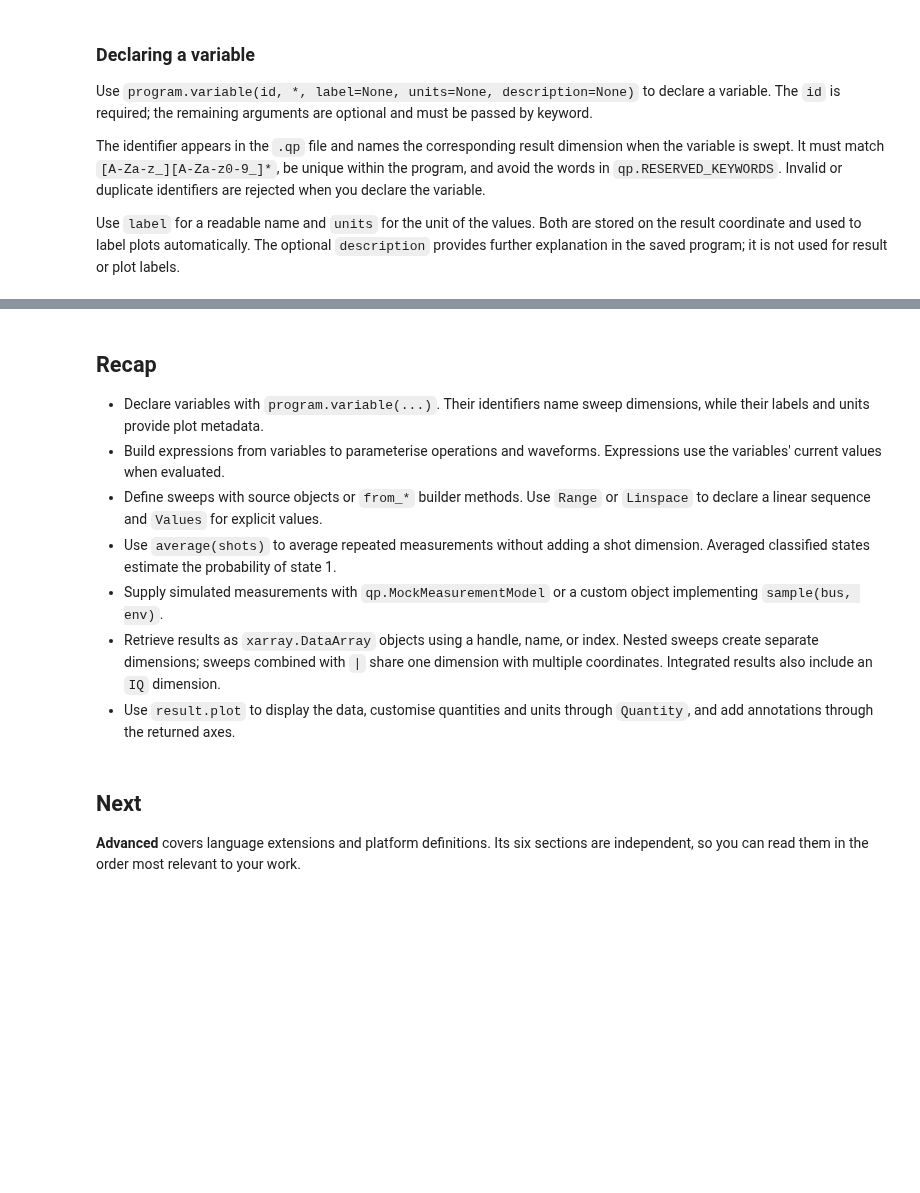
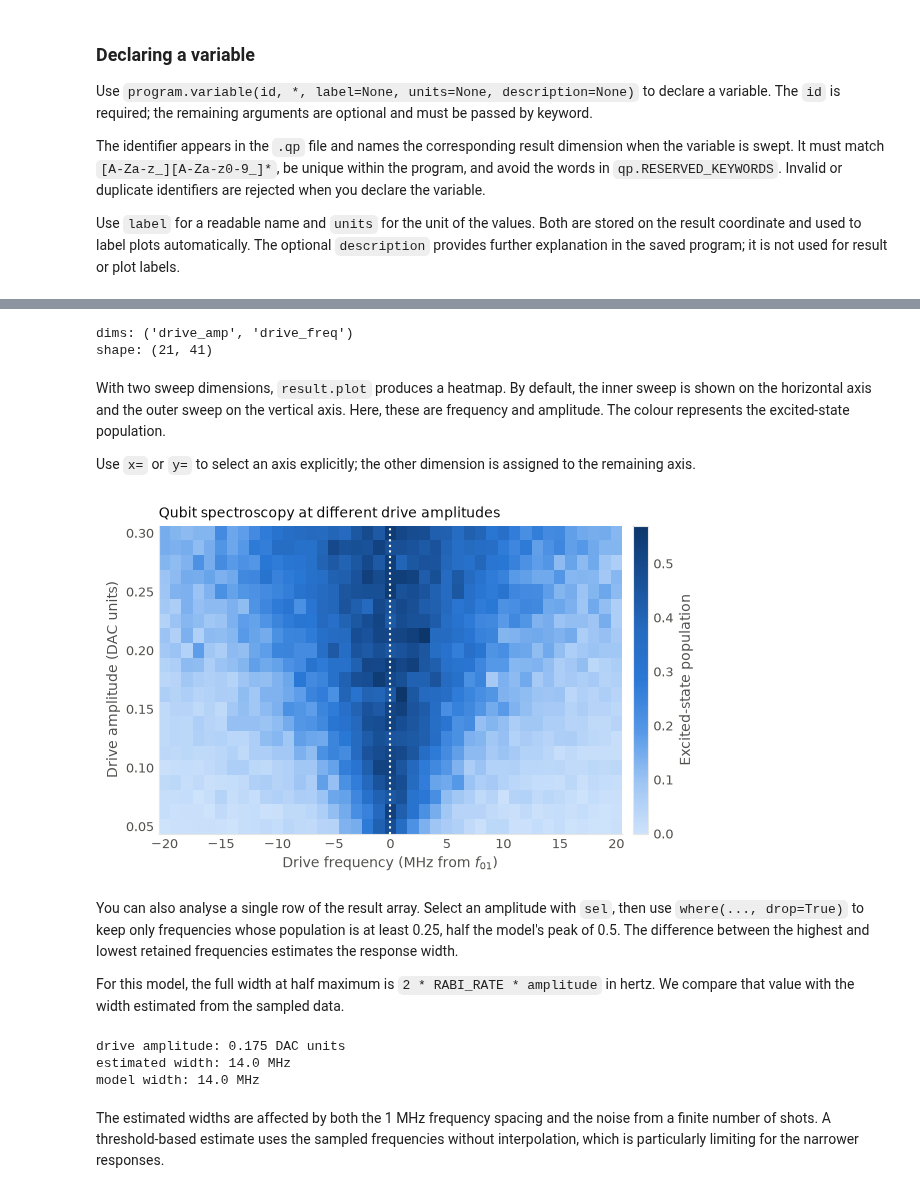
Before and after one commit to qilimanjaro-tech/ieee-qce26-qprogram-tutorial, a Jupyter notebook: notebooks/02_basics.ipynb, the cells around one changed output, grey strips where cells are left out. Saved outputs shown, nothing was run; the diff lists cells and outputs as text; code cells hidden in the pictures; blank space fills up the shorter version.

```diff
--- a/notebooks/02_basics.ipynb
+++ b/notebooks/02_basics.ipynb
@@ -772,7 +781,9 @@ The estimate in step 6 uses the rising part of the sine-squared curve. At popula
 # %%
-A_PI = 0.62  # DAC units; true pi-pulse amplitude assumed by the mock model.
+map_result = qp.simulate(two_tone, model=qp.MockMeasurementModel(p_excited=p_saturated, seed=11))
+population = map_result.get(m_two_tone, field=MeasurementField.STATE)
 
-
-def p_rabi(bus, env):
-    """Return a sine-squared population response with its first maximum at A_PI."""
-    return np.sin(np.pi * env["amp"] / (2 * A_PI)) ** 2
+print("dims:", population.dims)  # drive_amp first, then drive_freq.
+print("shape:", population.shape)  # 21 amplitudes × 41 frequencies; shots are averaged.
+# %% [output]
+dims: ('drive_amp', 'drive_freq')
+shape: (21, 41)
@@ -794,14 +790,46 @@ def p_rabi(bus, env):
-# %% [markdown]
-## Recap
-
-- Declare variables with `program.variable(...)`. Their identifiers name sweep dimensions, while their labels and units provide plot metadata.
-- Build expressions from variables to parameterise operations and waveforms. Expressions use the variables' current values when evaluated.
-- Define sweeps with source objects or `from_*` builder methods. Use `Range` or `Linspace` to declare a linear sequence and `Values` for explicit values.
-- Use `average(shots)` to average repeated measurements without adding a shot dimension. Averaged classified states estimate the probability of state 1.
-- Supply simulated measurements with `qp.MockMeasurementModel` or a custom object implementing `sample(bus, env)`.
-- Retrieve results as `xarray.DataArray` objects using a handle, name, or index. Nested sweeps create separate dimensions; sweeps combined with `|` share one dimension with multiple coordinates. Integrated results also include an `IQ` dimension.
-- Use `result.plot` to display the data, customise quantities and units through `Quantity`, and add annotations through the returned axes.
+# %% [markdown]
+With two sweep dimensions, `result.plot` produces a heatmap. By default, the inner sweep is shown on the horizontal axis and the outer sweep on the vertical axis. Here, these are frequency and amplitude. The colour represents the excited-state population.
+
+Use `x=` or `y=` to select an axis explicitly; the other dimension is assigned to the remaining axis.
+# %%
+ax_map = map_result.plot(
+    m_two_tone,
+    field=MeasurementField.STATE,
+    coords={
+        "drive_freq": Quantity(
+            label="Drive frequency",
+            units="MHz from $f_{01}$",
+            transform=lambda v: (v - F_01) / 1e6,
+        ),
+    },
+    value=Quantity("Excited-state population"),
+    title="Qubit spectroscopy at different drive amplitudes",
+)
+ax_map.axvline(0.0, color="white", linestyle=":")  # Zero detuning is the model resonance.
+plt.show()
+# %% [output]
+[figure, added]
 # %% [markdown]
-## Next
+You can also analyse a single row of the result array. Select an amplitude with `sel`, then use `where(..., drop=True)` to keep only frequencies whose population is at least 0.25, half the model's peak of 0.5. The difference between the highest and lowest retained frequencies estimates the response width.
 
-**Advanced** covers language extensions and platform definitions. Its six sections are independent, so you can read them in the order most relevant to your work.
+For this model, the full width at half maximum is `2 * RABI_RATE * amplitude` in hertz. We compare that value with the width estimated from the sampled data.
+# %%
+# Select the row nearest a drive amplitude of 0.175 DAC units.
+row = population.sel(drive_amp=0.175, method="nearest")
+selected_amp = row.coords["drive_amp"].item()
+
+# Keep the measured points at or above half the model's peak population.
+above_half = row.where(row >= 0.25, drop=True)
+half_max_frequencies = above_half.coords["drive_freq"]
+estimated_width = (half_max_frequencies.max() - half_max_frequencies.min()).item()
+model_width = 2 * RABI_RATE * selected_amp
+
+print("drive amplitude:", selected_amp, "DAC units")
+print("estimated width:", estimated_width / 1e6, "MHz")
+print("model width:", model_width / 1e6, "MHz")
+# %% [output]
+drive amplitude: 0.175 DAC units
+estimated width: 14.0 MHz
+model width: 14.0 MHz
+# %% [markdown]
+The estimated widths are affected by both the 1 MHz frequency spacing and the noise from a finite number of shots. A threshold-based estimate uses the sampled frequencies without interpolation, which is particularly limiting for the narrower responses.
```
Also changed, not shown: parts of 90 cells of this notebook, 3 other files.
